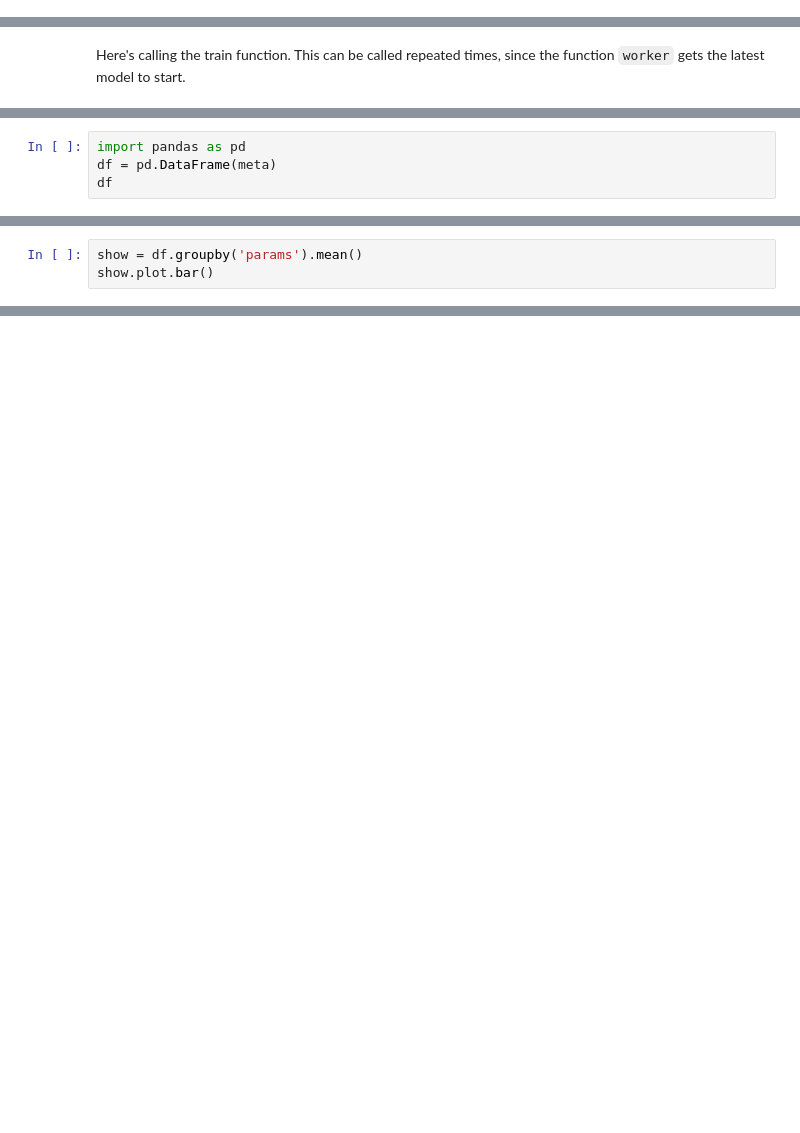
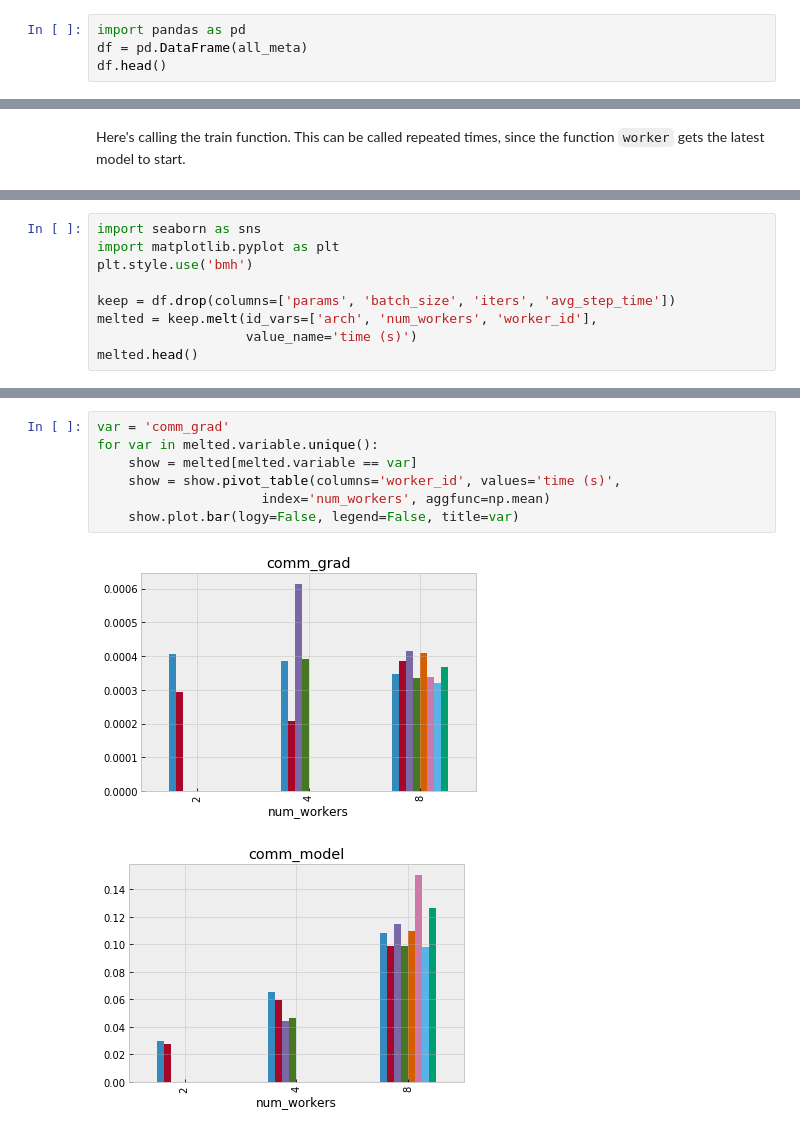
Before and after one commit to stsievert/dask-ps, a Jupyter notebook: Centralized-PS.ipynb, the cells around one changed output, grey strips where cells are left out. Drawn from its saved outputs; the diff is of its cells as text; blank space fills up the shorter version.

```diff
--- a/Centralized-PS.ipynb
+++ b/Centralized-PS.ipynb
@@ -198,0 +170,4 @@ ps
+# %%
+import pandas as pd
+df = pd.DataFrame(all_meta)
+df.head()
@@ -206,4 +182,0 @@ meta = client.gather(futures)
-# %%
-import pandas as pd
-df = pd.DataFrame(meta)
-df
@@ -216,3 +182,0 @@ df
-# %%
-show = df.groupby('params').mean()
-show.plot.bar()
@@ -221,0 +183,9 @@ show.plot.bar()
+# %%
+import seaborn as sns
+import matplotlib.pyplot as plt
+plt.style.use('bmh')
+
+keep = df.drop(columns=['params', 'batch_size', 'iters', 'avg_step_time'])
+melted = keep.melt(id_vars=['arch', 'num_workers', 'worker_id'],
+                   value_name='time (s)')
+melted.head()
@@ -221,0 +199,10 @@ show.plot.bar()
+# %%
+var = 'comm_grad'
+for var in melted.variable.unique():
+    show = melted[melted.variable == var]
+    show = show.pivot_table(columns='worker_id', values='time (s)',
+                     index='num_workers', aggfunc=np.mean)
+    show.plot.bar(logy=False, legend=False, title=var)
+# %% [output]
+[figure, added]
+[figure, added]
```
Also changed, not shown: parts of 32 cells of this notebook, 4 other files.
